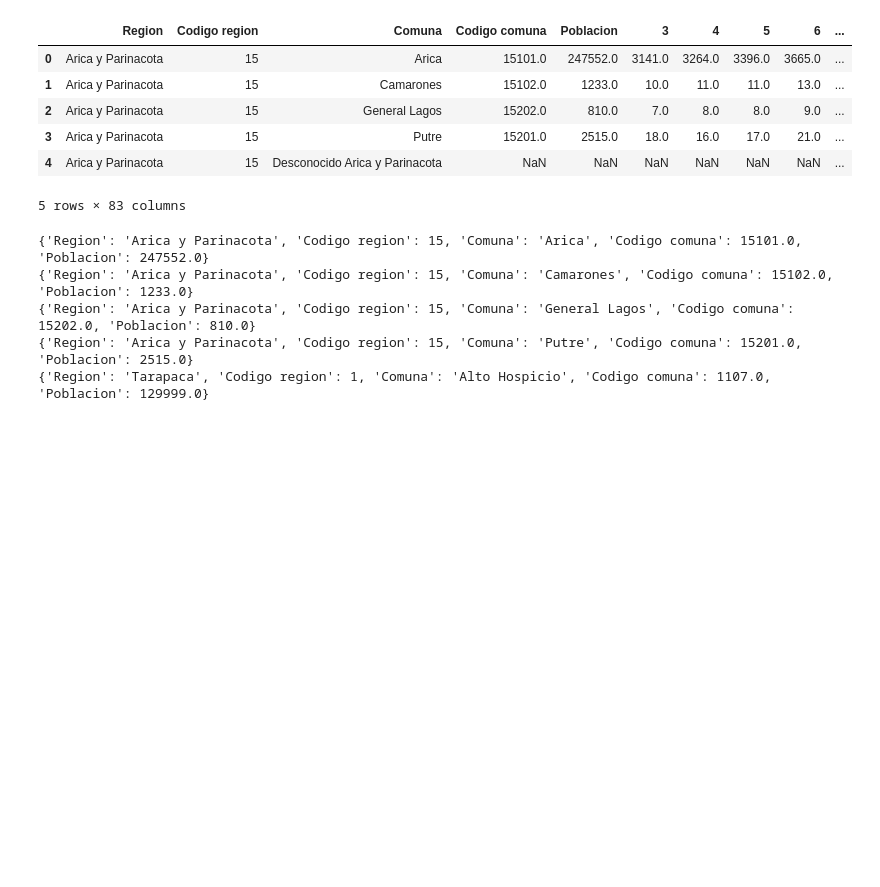
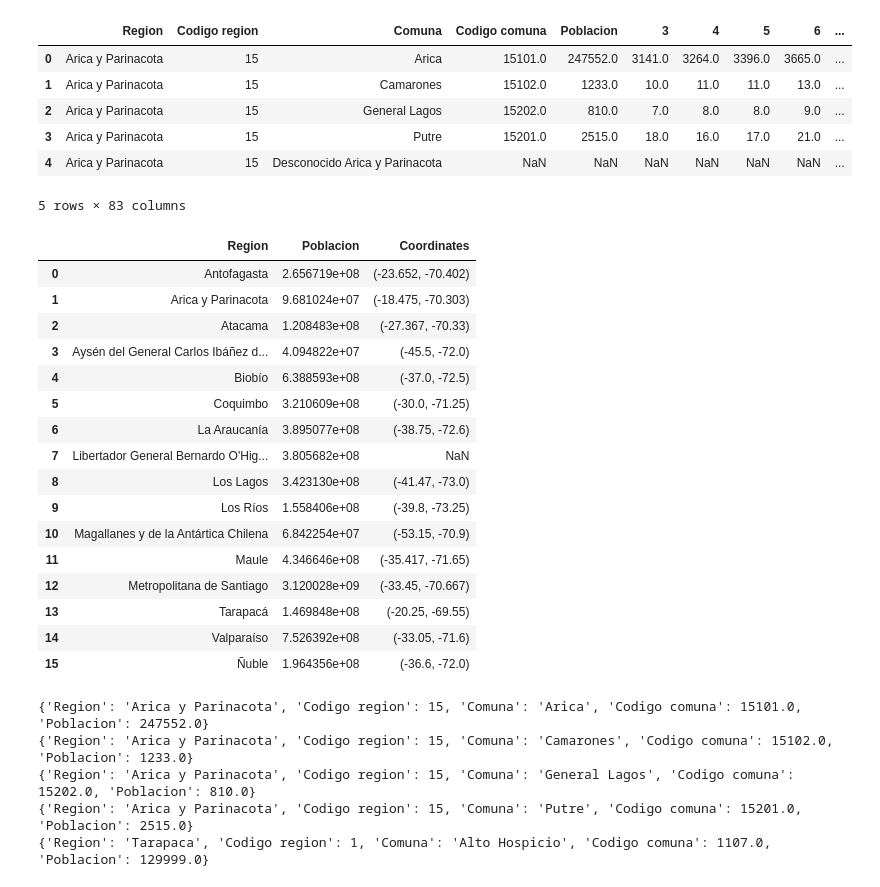
Before and after one commit to Ivan-Arias/Covid-19-Mov, a Jupyter notebook: Movilidad_Chile.ipynb, the cells around one changed output. Drawn from its saved outputs; the diff is of its cells as text; code cells hidden in the pictures; blank space fills up the shorter version.

```diff
--- a/Movilidad_Chile.ipynb
+++ b/Movilidad_Chile.ipynb
@@ -488,3 +488,52 @@ df_poblacion.head()
 5 rows × 83 columns
 # %%
 df_poblacion = df_poblacion[['Region', 'Codigo region', 'Comuna', 'Codigo comuna', 'Poblacion']]
+# %%
+# prompt: necesito un df que contenga la región y la población total por región, acompañada de una nueva columna que tenga las coordenadas de latitud y longitud de la región
+
+# Create a dictionary to store region coordinates (replace with actual coordinates)
+region_coordinates = {
+    'Arica y Parinacota': (-18.475, -70.303),
+    'Tarapacá': (-20.25, -69.55),
+    'Antofagasta': (-23.652, -70.402),
+    'Atacama': (-27.367, -70.33),
+    'Coquimbo': (-30.0, -71.25),
+    'Valparaíso': (-33.05, -71.6),
+    'Metropolitana de Santiago': (-33.45, -70.667),
+    'Libertador General Bernardo O''Higgins': (-34.633, -71.0),
+    'Maule': (-35.417, -71.65),
+    'Ñuble': (-36.6, -72.0),
+    'Biobío': (-37.0, -72.5),
+    'La Araucanía': (-38.75, -72.6),
+    'Los Ríos': (-39.8, -73.25),
+    'Los Lagos': (-41.47, -73.0),
+    'Aysén del General Carlos Ibáñez del Campo': (-45.5, -72.0),
+    'Magallanes y de la Antártica Chilena': (-53.15, -70.9)
+}
+
+# Group by region and sum the population
+population_by_region = df.groupby('Region')['Poblacion'].sum().reset_index()
+
+# Add the coordinates column
+population_by_region['Coordinates'] = population_by_region['Region'].map(region_coordinates)
+
+# Display the DataFrame
+population_by_region
+# %% [output]
+|  | Region | Poblacion | Coordinates |
+| 0 | Antofagasta | 2.656719e+08 | (-23.652, -70.402) |
+| 1 | Arica y Parinacota | 9.681024e+07 | (-18.475, -70.303) |
+| 2 | Atacama | 1.208483e+08 | (-27.367, -70.33) |
+| 3 | Aysén del General Carlos Ibáñez d... | 4.094822e+07 | (-45.5, -72.0) |
+| 4 | Biobío | 6.388593e+08 | (-37.0, -72.5) |
+| 5 | Coquimbo | 3.210609e+08 | (-30.0, -71.25) |
+| 6 | La Araucanía | 3.895077e+08 | (-38.75, -72.6) |
+| 7 | Libertador General Bernardo O'Hig... | 3.805682e+08 | NaN |
+| 8 | Los Lagos | 3.423130e+08 | (-41.47, -73.0) |
+| 9 | Los Ríos | 1.558406e+08 | (-39.8, -73.25) |
+| 10 | Magallanes y de la Antártica Chilena | 6.842254e+07 | (-53.15, -70.9) |
+| 11 | Maule | 4.346646e+08 | (-35.417, -71.65) |
+| 12 | Metropolitana de Santiago | 3.120028e+09 | (-33.45, -70.667) |
+| 13 | Tarapacá | 1.469848e+08 | (-20.25, -69.55) |
+| 14 | Valparaíso | 7.526392e+08 | (-33.05, -71.6) |
+| 15 | Ñuble | 1.964356e+08 | (-36.6, -72.0) |
```
Also changed, not shown: parts of 2 cells of this notebook.
